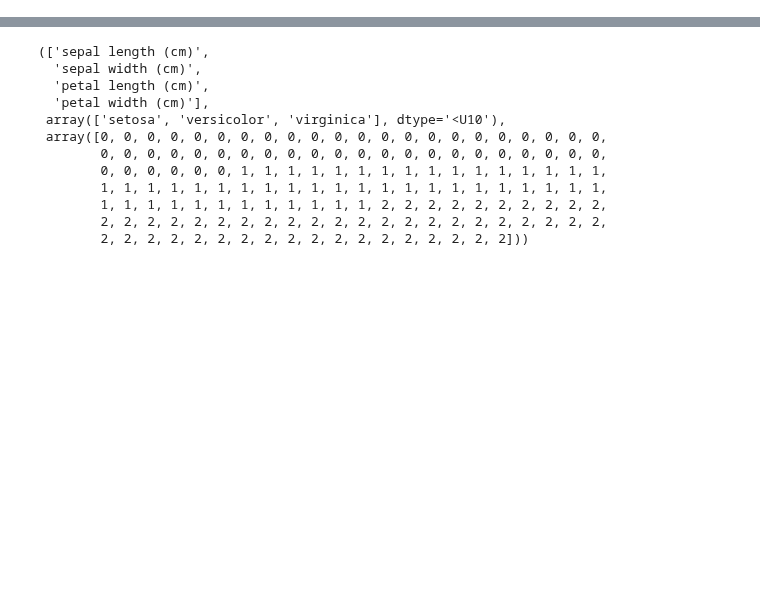
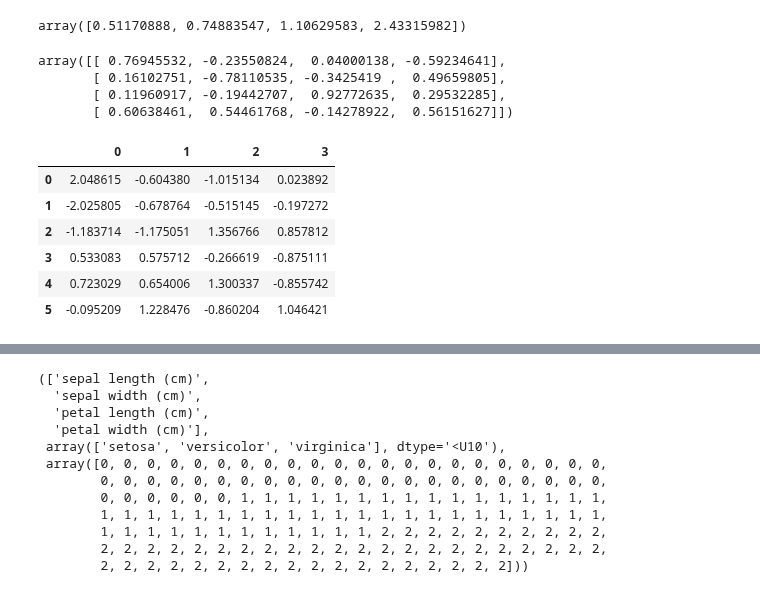
Before and after one commit to raj-shr-git/AAIC_Practice, a Jupyter notebook: VIDEO_PRACTICE/MODULE-1/M2_PCA.ipynb, the cells around one changed output, grey strips where cells are left out. Drawn from its saved outputs; the diff is of its cells as text; code cells hidden in the pictures; blank space fills up the shorter version.

```diff
--- a/VIDEO_PRACTICE/MODULE-1/M2_PCA.ipynb
+++ b/VIDEO_PRACTICE/MODULE-1/M2_PCA.ipynb
@@ -9,0 +83,3 @@ from sklearn.datasets import load_iris
+# %%
+toy_df_nrm_cov = pd.DataFrame(np.cov(toy_df_nrm,rowvar=False,bias=False))
+toy_df_nrm_cov
@@ -9,0 +140,23 @@ from sklearn.datasets import load_iris
+# %%
+n_values, n_vectors = n_eigh(toy_df_nrm_cov,UPLO='L')
+# %%
+n_values                      ## Eigen Values
+# %% [output]
+array([0.51170888, 0.74883547, 1.10629583, 2.43315982])
+# %%
+n_vectors                      ## Eigen Vectors
+# %% [output]
+array([[ 0.76945532, -0.23550824,  0.04000138, -0.59234641],
+       [ 0.16102751, -0.78110535, -0.3425419 ,  0.49659805],
+       [ 0.11960917, -0.19442707,  0.92772635,  0.29532285],
+       [ 0.60638461,  0.54461768, -0.14278922,  0.56151627]])
+# %%
+toy_df_nrm @ n_vectors.T
+# %% [output]
+|  | 0 | 1 | 2 | 3 |
+| 0 | 2.048615 | -0.604380 | -1.015134 | 0.023892 |
+| 1 | -2.025805 | -0.678764 | -0.515145 | -0.197272 |
+| 2 | -1.183714 | -1.175051 | 1.356766 | 0.857812 |
+| 3 | 0.533083 | 0.575712 | -0.266619 | -0.875111 |
+| 4 | 0.723029 | 0.654006 | 1.300337 | -0.855742 |
+| 5 | -0.095209 | 1.228476 | -0.860204 | 1.046421 |
```
Also changed, not shown: parts of 98 cells of this notebook.
